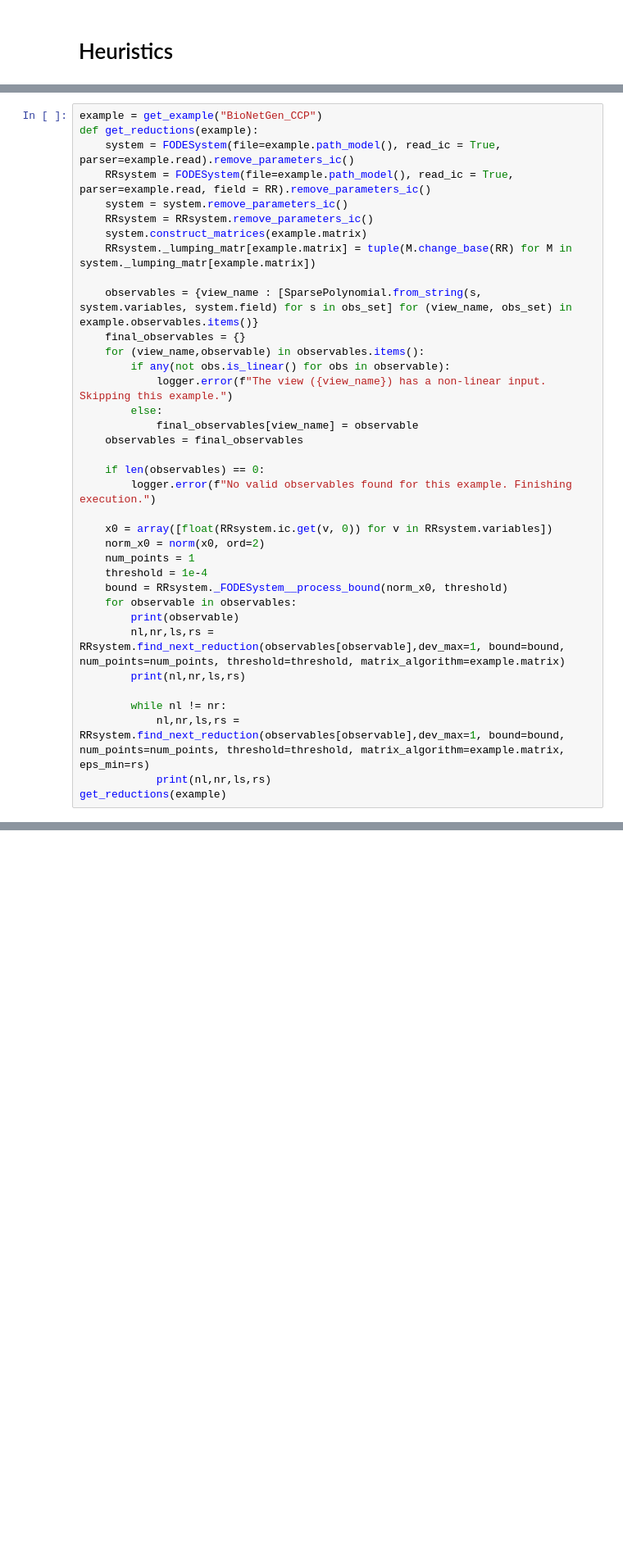
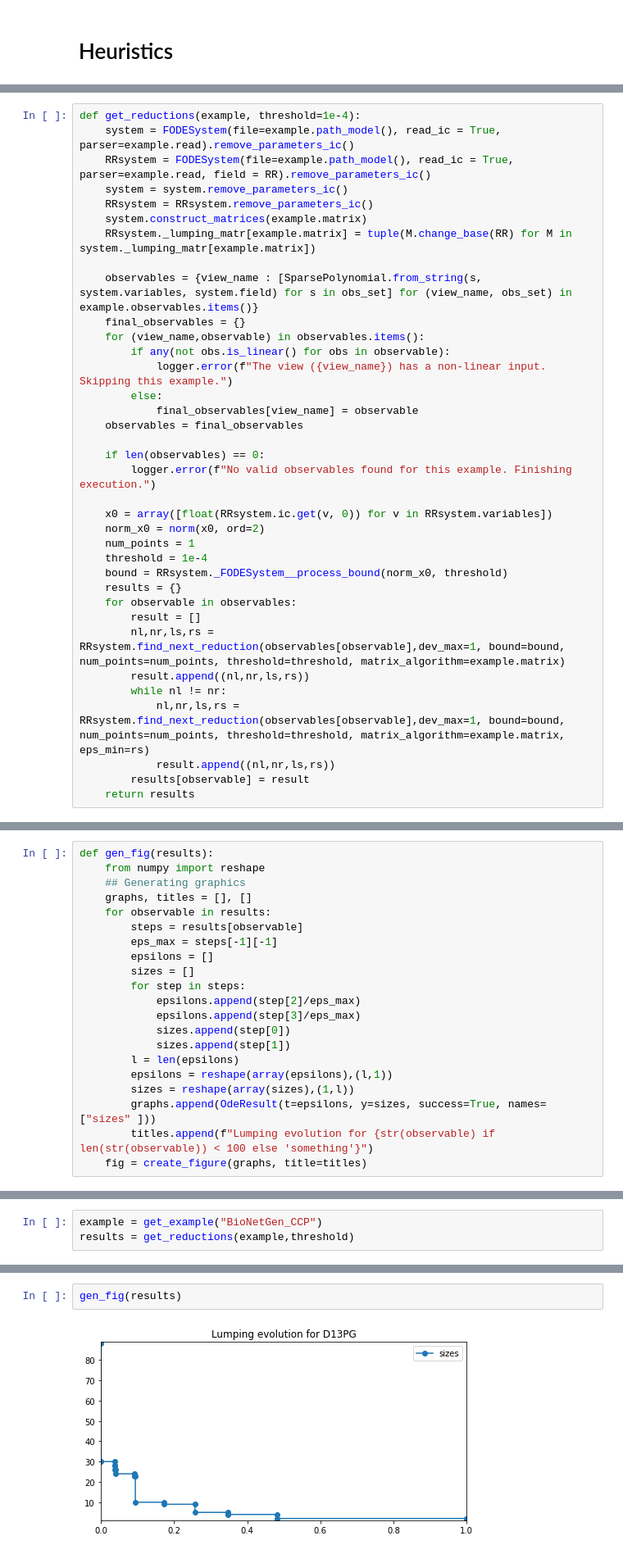
Before and after one commit to clue-developers/CLUE, a Jupyter notebook: notebooks/heuristics.ipynb, the cells around one changed output, grey strips where cells are left out. Shown at 82% size. Cells and saved outputs as stored; diff of their text form; blank space fills up the shorter version.

Commit message:
Added plots and all examples to heuristics.ipynb

```diff
--- a/notebooks/heuristics.ipynb
+++ b/notebooks/heuristics.ipynb
@@ -18,8 +18,7 @@ import logging
 logger = logging.getLogger("clue")
 # logger.setLevel(logging.DEBUG)
 # %%
-example = get_example("BioNetGen_CCP")
-def get_reductions(example):
+def get_reductions(example, threshold=1e-4):
     system = FODESystem(file=example.path_model(), read_ic = True, parser=example.read).remove_parameters_ic()
     RRsystem = FODESystem(file=example.path_model(), read_ic = True, parser=example.read, field = RR).remove_parameters_ic()
     system = system.remove_parameters_ic()
@@ -44,12 +43,13 @@ def get_reductions(example):
     num_points = 1
     threshold = 1e-4
     bound = RRsystem._FODESystem__process_bound(norm_x0, threshold)
+    results = {}
     for observable in observables:
-        print(observable)
+        result = []
         nl,nr,ls,rs = RRsystem.find_next_reduction(observables[observable],dev_max=1, bound=bound, num_points=num_points, threshold=threshold, matrix_algorithm=example.matrix)
-        print(nl,nr,ls,rs)
-
+        result.append((nl,nr,ls,rs))
         while nl != nr:
             nl,nr,ls,rs = RRsystem.find_next_reduction(observables[observable],dev_max=1, bound=bound, num_points=num_points, threshold=threshold, matrix_algorithm=example.matrix, eps_min=rs)
-            print(nl,nr,ls,rs)
-get_reductions(example)
+            result.append((nl,nr,ls,rs))
+        results[observable] = result
+    return results
@@ -101,0 +56,21 @@ GSK3b
+# %%
+def gen_fig(results):
+    from numpy import reshape
+    ## Generating graphics
+    graphs, titles = [], []
+    for observable in results:
+        steps = results[observable]
+        eps_max = steps[-1][-1]
+        epsilons = []
+        sizes = []
+        for step in steps:
+            epsilons.append(step[2]/eps_max)
+            epsilons.append(step[3]/eps_max)
+            sizes.append(step[0])
+            sizes.append(step[1])
+        l = len(epsilons)
+        epsilons = reshape(array(epsilons),(l,1))
+        sizes = reshape(array(sizes),(1,l))
+        graphs.append(OdeResult(t=epsilons, y=sizes, success=True, names=["sizes" ]))
+        titles.append(f"Lumping evolution for {str(observable) if len(str(observable)) < 100 else 'something'}")
+    fig = create_figure(graphs, title=titles)
@@ -101,0 +90,3 @@ GSK3b
+# %%
+example = get_example("BioNetGen_CCP")
+results = get_reductions(example,threshold)
@@ -101,0 +109,4 @@ GSK3b
+# %%
+gen_fig(results)
+# %% [output]
+[figure, added]
```
Also changed, not shown: parts of 42 cells of this notebook.
